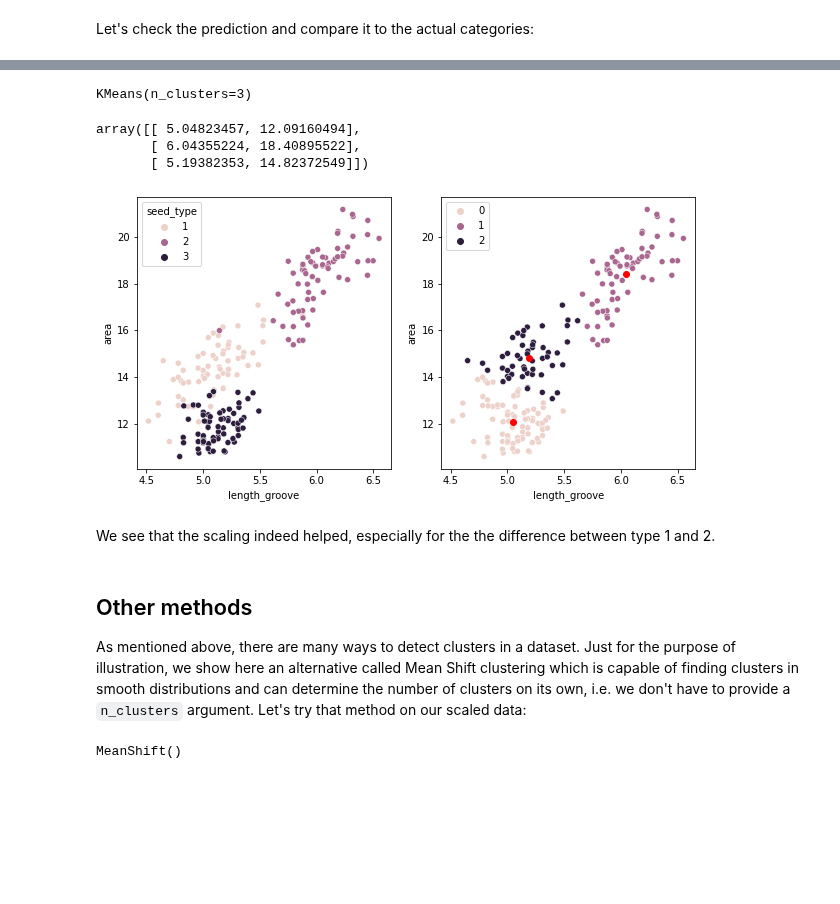
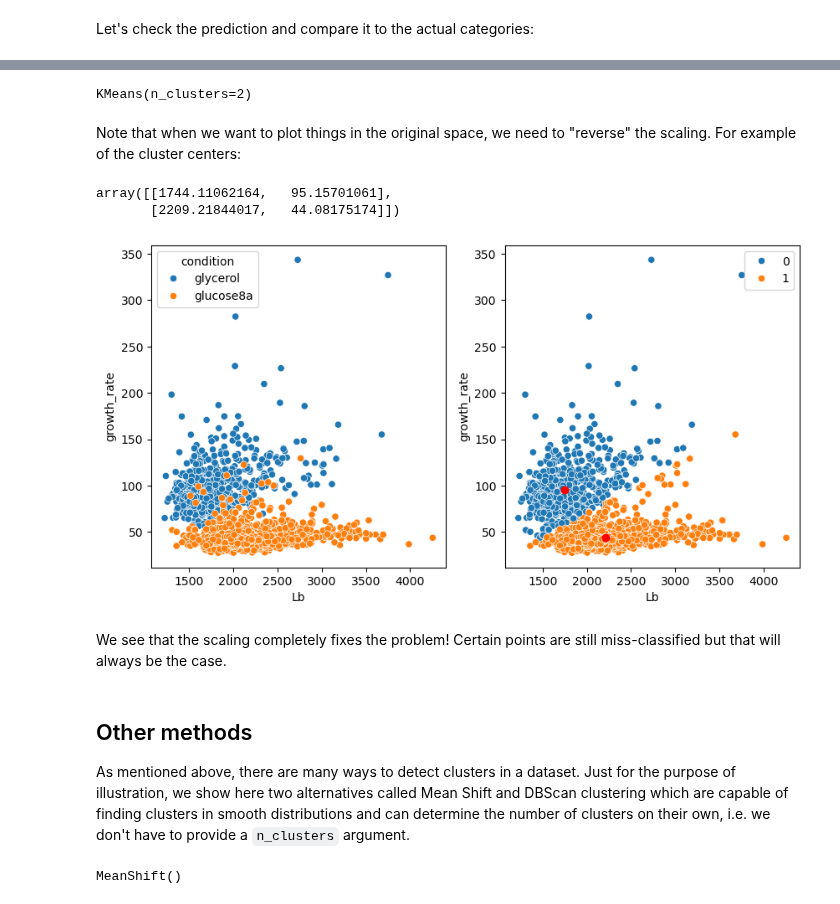
Before and after one commit to guiwitz/EHML, a Jupyter notebook: 13-Clustering.ipynb, the cells around one changed output, grey strips where cells are left out. Cells and saved outputs as stored; diff of their text form; code cells hidden in the pictures; blank space fills up the shorter version.

````diff
--- a/13-Clustering.ipynb
+++ b/13-Clustering.ipynb
@@ -171,5 +166,3 @@ Let's look now at a real dataset that we used previously.
 # %%
-seeds = pd.read_csv('https://archive.ics.uci.edu/ml/machine-learning-databases/00236/seeds_dataset.txt',
-                    sep='\t', on_bad_lines='skip', names=['area', 'perimeter', 'compactness', 'length', 'width', 'symmetry_coef', 'length_groove', 'seed_type']
-)
+bacteria = pd.read_csv('../data/coli.csv')
 # %%
@@ -180,8 +174,8 @@ sns.scatterplot(data=seeds, x='length_groove', y='area')#, hue='seed_type')
 # %% [markdown]
 We know that we have three seed types so we can run the Kmeans model using 3 clusters:
 # %%
-X = seeds[['length_groove', 'area']]
+X = bacteria[['Lb', 'growth_rate']]
 
-kmeans_model = KMeans(n_clusters=3)
+kmeans_model = KMeans(n_clusters=2)
 kmeans_model.fit(X=X)
 # %% [output]
@@ -207,27 +201,28 @@ from sklearn.preprocessing import StandardScaler
 std_scaler = StandardScaler()
 X_scaled = std_scaler.fit_transform(X)
 # %%
-kmeans_model = KMeans(n_clusters=3)
+kmeans_model = KMeans(n_clusters=2)
 kmeans_model.fit(X=X_scaled)
 # %% [output]
-KMeans(n_clusters=3)
+KMeans(n_clusters=2)
+# %% [markdown]
+Note that when we want to plot things in the original space, we need to "reverse" the scaling. For example of the cluster centers:
 # %%
 std_scaler.inverse_transform(kmeans_model.cluster_centers_)
 # %% [output]
-array([[ 5.04823457, 12.09160494],
-       [ 6.04355224, 18.40895522],
-       [ 5.19382353, 14.82372549]])
+array([[1744.11062164,   95.15701061],
+       [2209.21844017,   44.08175174]])
 # %%
 fig, ax = plt.subplots(1,2, figsize=(10,5))
-sns.scatterplot(data=seeds, x='length_groove', y='area', hue='seed_type', ax=ax[0])
-sns.scatterplot(data=seeds, x='length_groove', y='area', hue=kmeans_model.labels_, ax=ax[1]);
+sns.scatterplot(data=bacteria, x='Lb', y='growth_rate', hue='condition', ax=ax[0])
+sns.scatterplot(data=bacteria, x='Lb', y='growth_rate', hue=kmeans_model.labels_, ax=ax[1])
 plt.plot(std_scaler.inverse_transform(kmeans_model.cluster_centers_)[:,0], std_scaler.inverse_transform(kmeans_model.cluster_centers_)[:,1], 'ro');
 # %% [output]
-[figure, old version]
+[figure, new version]
 # %% [markdown]
-We see that the scaling indeed helped, especially for the the difference between type 1 and 2.
+We see that the scaling completely fixes the problem! Certain points are still miss-classified but that will always be the case.
 # %% [markdown]
 ## Other methods
 
-As mentioned above, there are many ways to detect clusters in a dataset. Just for the purpose of illustration, we show here an alternative called Mean Shift clustering which is capable of finding clusters in smooth distributions and can determine the number of clusters on its own, i.e. we don't have to provide a ```n_clusters``` argument. Let's try that method on our scaled data:
+As mentioned above, there are many ways to detect clusters in a dataset. Just for the purpose of illustration, we show here two alternatives called Mean Shift and DBScan clustering which are capable of finding clusters in smooth distributions and can determine the number of clusters on their own, i.e. we don't have to provide a ```n_clusters``` argument.
 # %%
````
Also changed, not shown: parts of 27 cells of this notebook.
